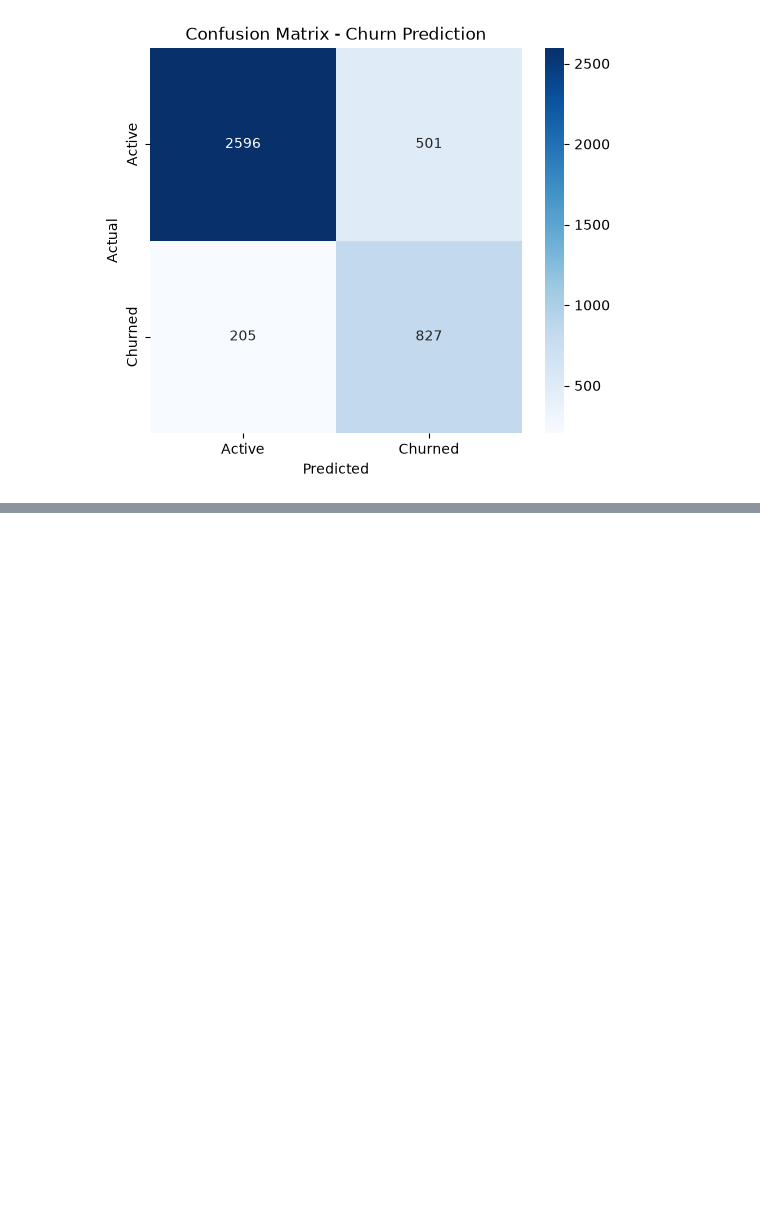
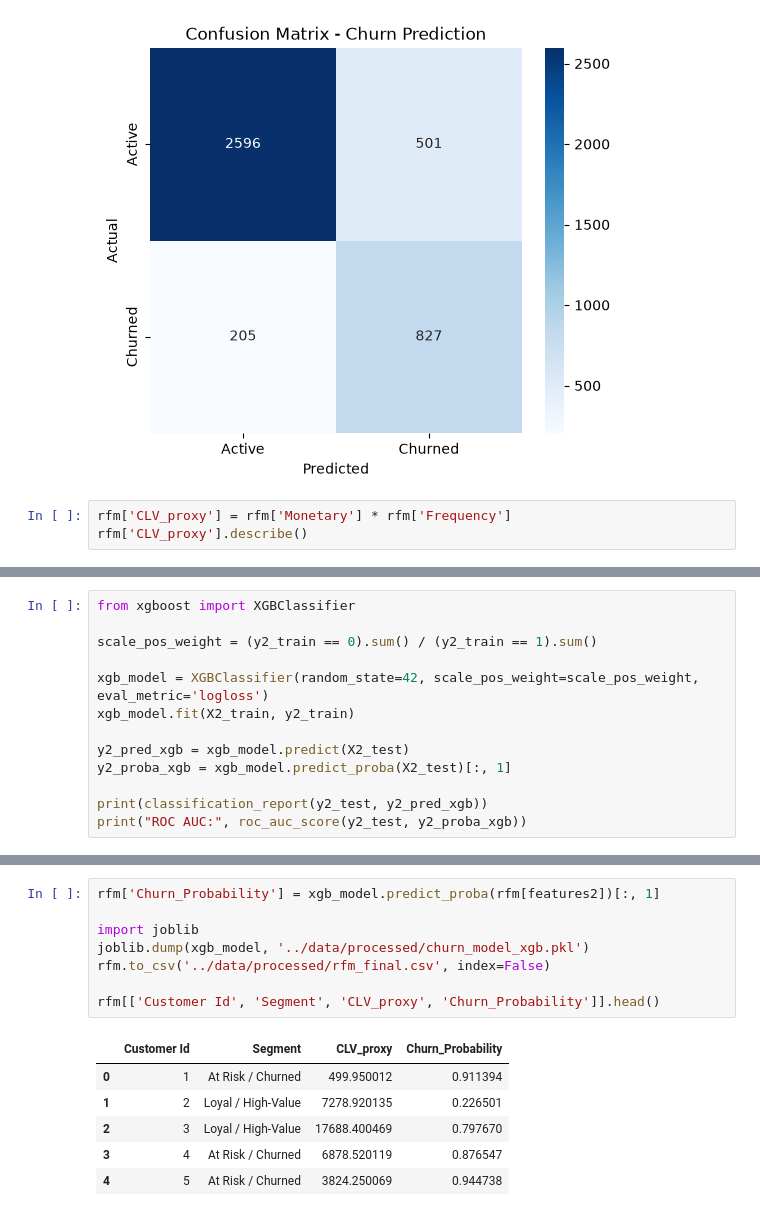
Before and after one commit to fitnesscreed7-beep/churn-segmentation-project, a Jupyter notebook: notebooks/03_churn_modeling.ipynb, the cells around one changed output, grey strips where cells are left out. Saved outputs shown, nothing was run; the diff lists cells and outputs as text; blank space fills up the shorter version.

```diff
--- a/notebooks/03_churn_modeling.ipynb
+++ b/notebooks/03_churn_modeling.ipynb
@@ -174,3 +174,6 @@ plt.savefig('../data/processed/confusion_matrix.png', dpi=150, bbox_inches='tigh
 plt.show()
 # %% [output]
 [figure]
+# %%
+rfm['CLV_proxy'] = rfm['Monetary'] * rfm['Frequency']
+rfm['CLV_proxy'].describe()
@@ -176,0 +195,13 @@ plt.show()
+# %%
+from xgboost import XGBClassifier
+
+scale_pos_weight = (y2_train == 0).sum() / (y2_train == 1).sum()
+
+xgb_model = XGBClassifier(random_state=42, scale_pos_weight=scale_pos_weight, eval_metric='logloss')
+xgb_model.fit(X2_train, y2_train)
+
+y2_pred_xgb = xgb_model.predict(X2_test)
+y2_proba_xgb = xgb_model.predict_proba(X2_test)[:, 1]
+
+print(classification_report(y2_test, y2_pred_xgb))
+print("ROC AUC:", roc_auc_score(y2_test, y2_proba_xgb))
@@ -176,0 +219,15 @@ plt.show()
+# %%
+rfm['Churn_Probability'] = xgb_model.predict_proba(rfm[features2])[:, 1]
+
+import joblib
+joblib.dump(xgb_model, '../data/processed/churn_model_xgb.pkl')
+rfm.to_csv('../data/processed/rfm_final.csv', index=False)
+
+rfm[['Customer Id', 'Segment', 'CLV_proxy', 'Churn_Probability']].head()
+# %% [output]
+|  | Customer Id | Segment | CLV_proxy | Churn_Probability |
+| 0 | 1 | At Risk / Churned | 499.950012 | 0.911394 |
+| 1 | 2 | Loyal / High-Value | 7278.920135 | 0.226501 |
+| 2 | 3 | Loyal / High-Value | 17688.400469 | 0.797670 |
+| 3 | 4 | At Risk / Churned | 6878.520119 | 0.876547 |
+| 4 | 5 | At Risk / Churned | 3824.250069 | 0.944738 |
```
Also changed, not shown: parts of 6 cells of this notebook, 4 other files.
